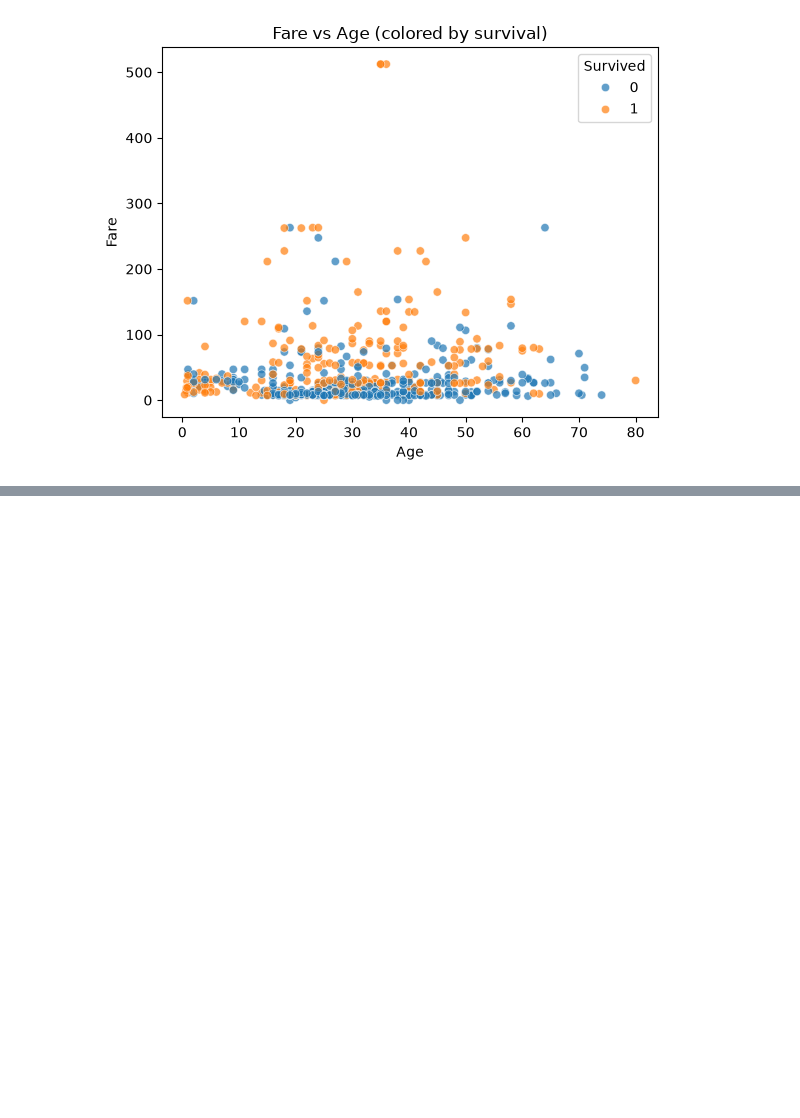
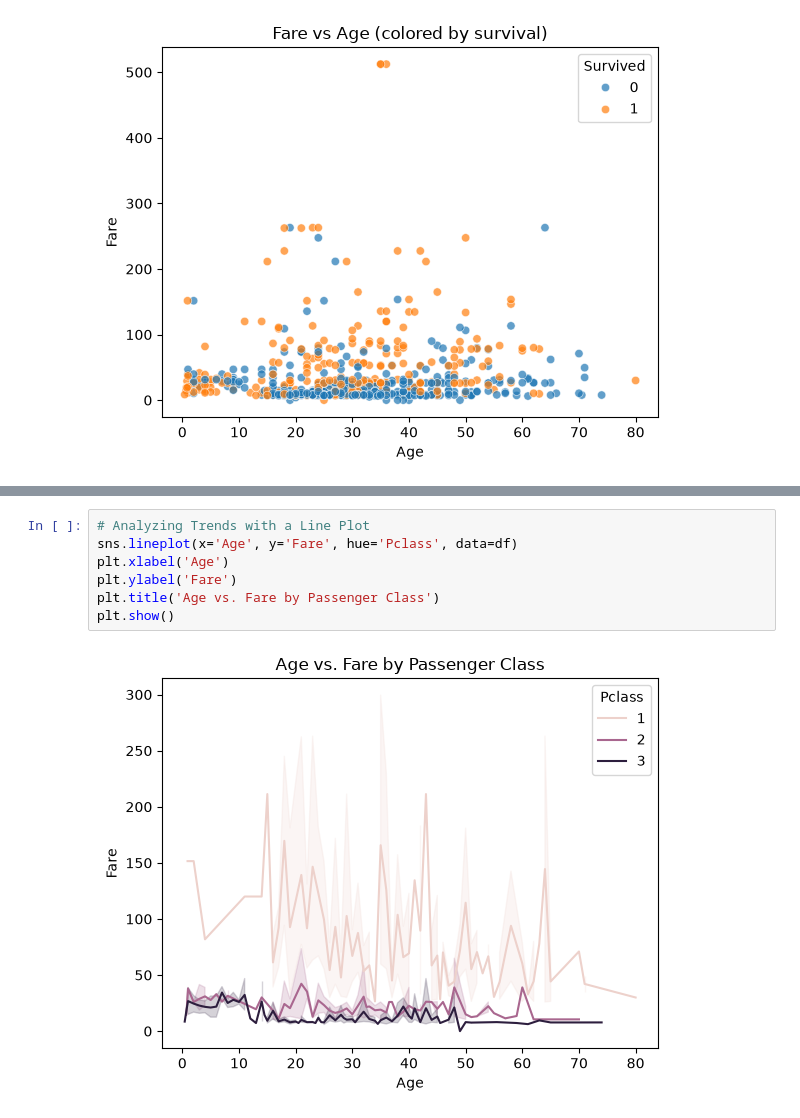
Before and after one commit to poojaitc14/EDA, a Jupyter notebook: EDA.ipynb, the cells around one changed output, grey strips where cells are left out. Saved outputs shown, nothing was run; the diff lists cells and outputs as text; blank space fills up the shorter version.

```diff
--- a/EDA.ipynb
+++ b/EDA.ipynb
@@ -149,0 +165,9 @@ plt.show()
+# %%
+# Analyzing Trends with a Line Plot
+sns.lineplot(x='Age', y='Fare', hue='Pclass', data=df)
+plt.xlabel('Age')
+plt.ylabel('Fare')
+plt.title('Age vs. Fare by Passenger Class')
+plt.show()
+# %% [output]
+[figure, added]
```
Also changed, not shown: parts of 3 cells of this notebook, 7 other files.
